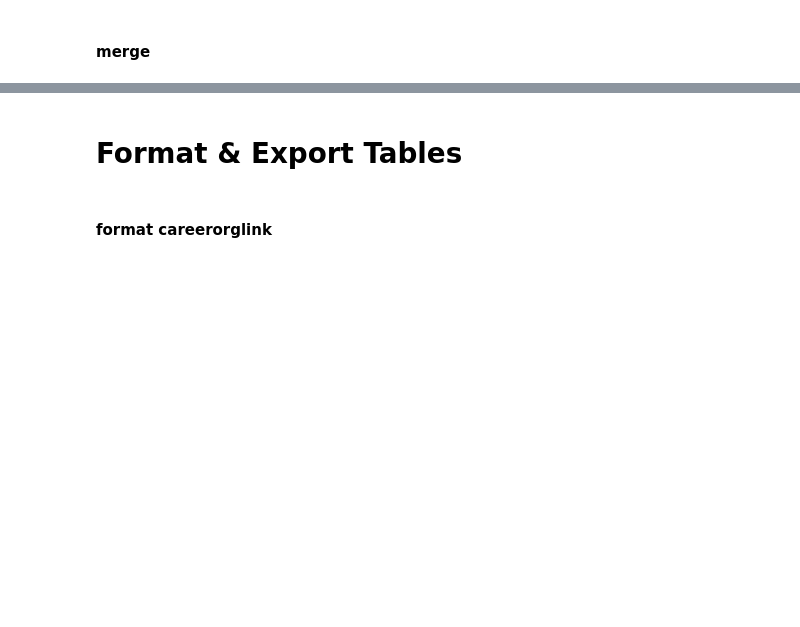
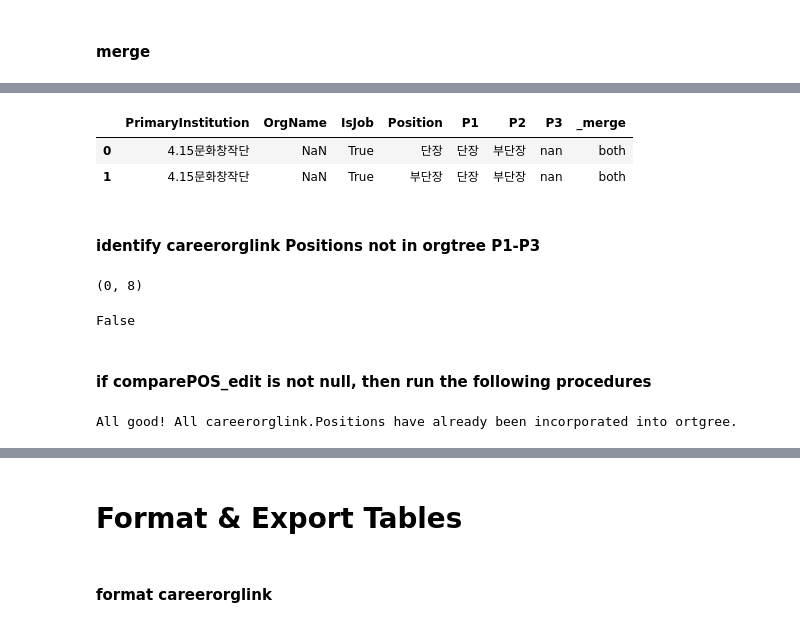
Before and after one commit to seouljake/nkelites, a Jupyter notebook: scripts/1 scripts - data cleaning and structuring/2 career/2.6.1.3 prep tables task 3_recursively validate tables.ipynb, the cells around one changed output, grey strips where cells are left out. Saved outputs shown, nothing was run; the diff lists cells and outputs as text; code cells hidden in the pictures; blank space fills up the shorter version.

```diff
--- a/scripts/1 scripts - data cleaning and structuring/2 career/2.6.1.3 prep tables task 3_recursively validate tables.ipynb
+++ b/scripts/1 scripts - data cleaning and structuring/2 career/2.6.1.3 prep tables task 3_recursively validate tables.ipynb
@@ -214,8 +237,28 @@ def clean_positions(opr_old):
 
     opr_new = opr_old.copy(deep=True)
 
+    # remove duplicates within each P1-P3
+
     opr_new["P1"] = opr_new.apply(lambda x: ",".join(list(set([item.strip() for item in str(x["P1"]).split(",")]))),axis=1)
     opr_new["P2"] = opr_new.apply(lambda x: ",".join(list(set([item.strip() for item in str(x["P2"]).split(",")]))),axis=1)
     opr_new["P3"] = opr_new.apply(lambda x: ",".join(list(set([item.strip() for item in str(x["P3"]).split(",")]))),axis=1)
 
+    print("Duplicates have been removed within each orgtree.P1-P3\n\n")
+
+
+    # identify duplicates across each P1-P3
+
+    # calls the function above: def compare_position_ranks_vectorized(row):
+
+    num_of_duplicates = sum(opr_new.apply(compare_position_ranks_vectorized,axis=1))
+
+    if num_of_duplicates>0:
+
+        print("\n",num_of_duplicates,"duplicates have been identified across orgtree.P1-P3")
+
+    else:
+
+        print("\nNo duplicates have been identified across orgtree.P1-P3")
+
+
     return opr_new
@@ -538,0 +567,2 @@ compareIT[compareIT.InstitutionType_col != compareIT.InstitutionType_opr]
+# %%
+opr = clean_positions(opr)
@@ -695,0 +610,37 @@ opr2[(opr2.PrimaryInstitution=="사회주의애국청년동맹") & (opr2.OrgName
+# %%
+comparePOS.head(2)
+# %% [output]
+|  | PrimaryInstitution | OrgName | IsJob | Position | P1 | P2 | P3 | _merge |
+| 0 | 4.15문화창작단 | NaN | True | 단장 | 단장 | 부단장 | nan | both |
+| 1 | 4.15문화창작단 | NaN | True | 부단장 | 단장 | 부단장 | nan | both |
+# %% [markdown]
+#### identify careerorglink Positions not in orgtree P1-P3
+# %%
+comparePOS_edit = comparePOS[comparePOS.apply(identify_positions_notin_orgtree,axis=1)]
+comparePOS_edit.shape
+# %% [output]
+(0, 8)
+# %%
+# set condition if Positions are not in orgtree
+positions_notin_orgtree = False
+if comparePOS_edit.shape[0] > 0:
+    positions_notin_orgtree = True
+positions_notin_orgtree
+# %% [output]
+False
+# %% [markdown]
+#### if comparePOS_edit is not null, then run the following procedures
+# %%
+# input handcoded table
+
+if positions_notin_orgtree:
+
+    filename_handcoded = "3.0 careerorglink_1_Jacob_resolve_JR.xlsx"
+    comparePOS_resolved = pd.read_excel(path_cleaning + subpath_2_7 + filename_handcoded,dtype="str")
+
+    print(comparePOS_resolved.shape)
+
+else:
+    print("All good! All careerorglink.Positions have already been incorporated into ortgree.")
+# %% [output]
+All good! All careerorglink.Positions have already been incorporated into ortgree.
```
Also changed, not shown: parts of 58 cells of this notebook, 7 other files.
